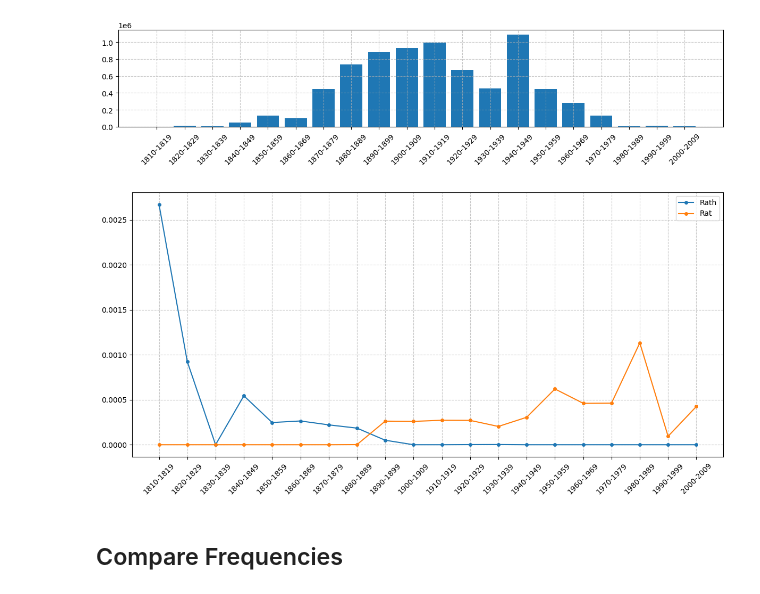
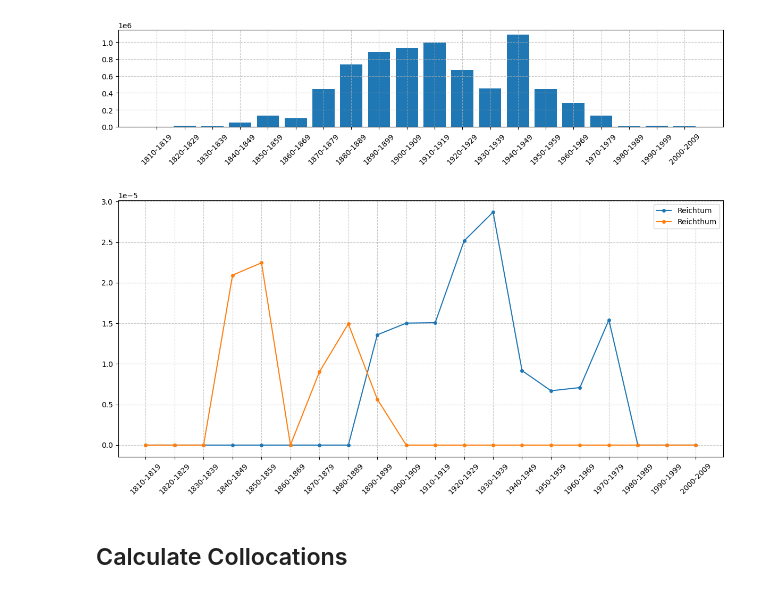
Before and after one commit to zentralbibliothek-zuerich/zblab-summerschool-2026, a Jupyter notebook: notebooks/03_frequency_and_keyness.ipynb, the cells around one changed output. Cells and saved outputs as stored; diff of their text form; code cells hidden in the pictures.

```diff
--- a/notebooks/03_frequency_and_keyness.ipynb
+++ b/notebooks/03_frequency_and_keyness.ipynb
@@ -288,8 +292,8 @@ fa_diachron.plot_interval_totals()
 # %% [output]
 [figure]
 # %%
-fa_diachron.plot_relative_frequencies(["Rath", "Rat"])
+fa_diachron.plot_relative_frequencies(["Reichtum",  "Reichthum"])
 # %% [output]
-[figure, old version]
+[figure, new version]
-# %% [markdown]
-## Compare Frequencies
+# %% [markdown]
+## Calculate Collocations
```
Also changed, not shown: parts of 8 cells of this notebook.
